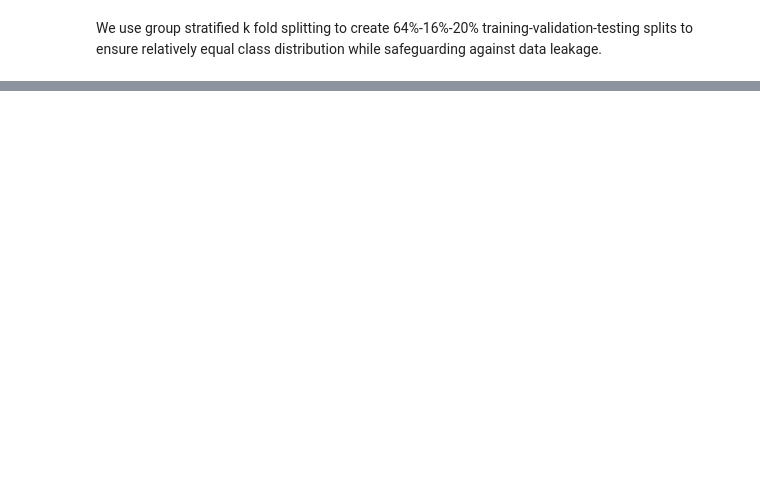
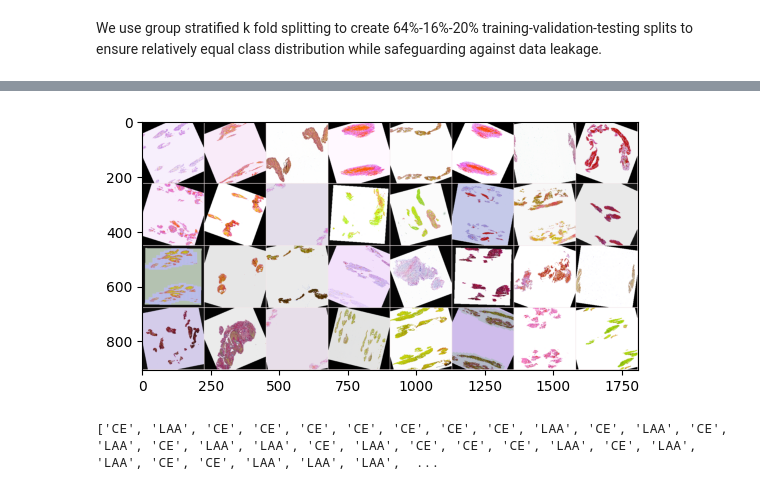
Before and after one commit to chrisporras/xgdiss, a Jupyter notebook: XGDFinal2023.ipynb, the cells around one changed output, grey strips where cells are left out. Saved outputs shown, nothing was run; the diff lists cells and outputs as text; code cells hidden in the pictures; blank space fills up the shorter version.

```diff
--- a/XGDFinal2023.ipynb
+++ b/XGDFinal2023.ipynb
@@ -228,0 +475,7 @@ val.to_csv('val.csv')
+# %%
+train_dataset = CustomImageDataset(image_dir="data/train_imgs", df=train,
+                                   transform=data_transforms["train"])
+val_dataset = CustomImageDataset(image_dir="data/train_imgs", df=val,
+                                   transform=data_transforms["val"])
+test_dataset = CustomImageDataset(image_dir="data/train_imgs", df=test,
+                                   transform=data_transforms["test"])
@@ -228,0 +527,39 @@ val.to_csv('val.csv')
+# %%
+def imshow(inp, title=None):
+    """Imshow for Tensor."""
+    inp = inp.numpy().transpose((1, 2, 0))
+    mean = train_ds_mean.numpy()
+    std = train_ds_std.numpy()
+
+    # mean = np.array([0.485, 0.456, 0.406])
+    # std = np.array([0.229, 0.224, 0.225])
+    inp = std * inp + mean
+    inp = np.clip(inp, 0, 1)
+    plt.imshow(inp)
+    if title is not None:
+        plt.title(title)
+    plt.pause(0.001)  # pause a bit so that plots are updated
+# %%
+import matplotlib.pyplot as plt
+from skimage import io, img_as_float32
+import numpy as np
+import torch
+
+# To get one image:
+# temp_img, temp_lab = train_dataset[0]
+# print(temp_img.shape)
+# imshow(temp_img, title=num_labels[temp_lab.item()])
+# plt.title(num_labels[temp_lab.item()])
+
+# To get a batch of images
+temp_img, temp_lab = next(iter(dataloaders["train"]))
+# Make a grid from batch
+out = torchvision.utils.make_grid(temp_img)
+imshow(out)
+# imshow(out, title=[num_labels[x.item()] for x in temp_lab])
+labels_list = [num_labels[x.item()] for x in temp_lab]
+print(labels_list)
+plt.show()
+# %% [output]
+[figure, added]
+['CE', 'LAA', 'CE', 'CE', 'CE', 'CE', 'CE', 'CE', 'CE', 'LAA', 'CE', 'LAA', 'CE', 'LAA', 'CE', 'LAA', 'LAA', 'CE', 'LAA', 'CE', 'CE', 'CE', 'LAA', 'CE', 'LAA', 'LAA', 'CE', 'CE', 'LAA', 'LAA', 'LAA',  ...
```
Also changed, not shown: parts of 45 cells of this notebook.
